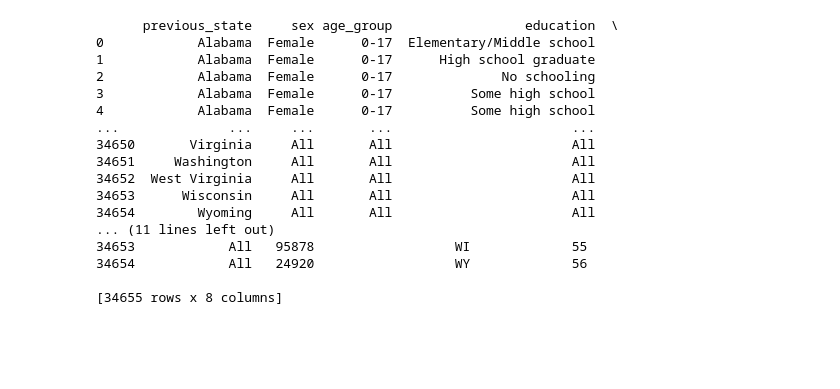
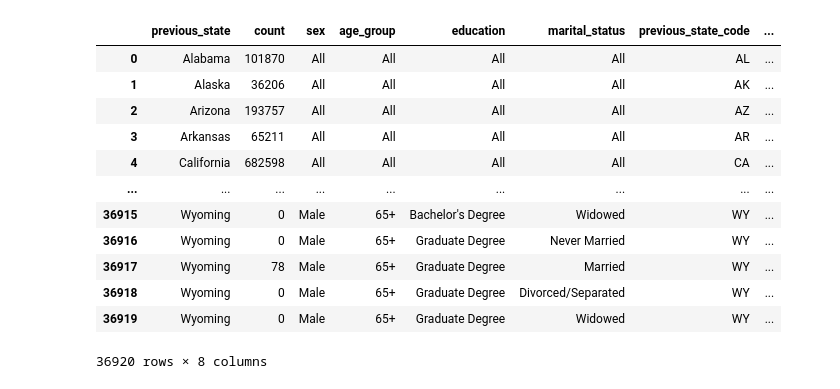
Before and after one commit to rogerskmc/movers_dash, a Jupyter notebook: df_inter_state_streamlit_cleaning.ipynb, the cells around one changed output. Cells and saved outputs as stored; diff of their text form; code cells hidden in the pictures; blank space fills up the shorter version.

```diff
--- a/df_inter_state_streamlit_cleaning.ipynb
+++ b/df_inter_state_streamlit_cleaning.ipynb
@@ -154,7 +175,8 @@ choropleth.show()
 outbound = df_inter_state.groupby(["previous_state", "sex", "age_group", "education", "marital_status"])["person_weight"].sum().reset_index(name="count")
 # %%
-# Get "all" counts for each variable
-# AM I MISSING ANY COMBINATIONS BELOW???
+# Create "all" counts for each variable
+# Make sure to include all combinations of the variables! (there is probably a more efficient way to do this, haha)
+
 outbound_sex_all = df_inter_state.groupby(["previous_state","age_group", "education", "marital_status"])["person_weight"].sum().reset_index(name="count")
 outbound_sex_all["sex"] = "All"
 
@@ -217,41 +239,38 @@ outbound_saem_all["age_group"] = "All"
 outbound_saem_all["education"] = "All"
 outbound_saem_all["marital_status"] = "All"
 
-outbound = pd.concat([outbound,outbound_sex_all, outbound_age_all, outbound_ed_all, outbound_mar_all, outbound_sa_all, outbound_se_all, outbound_sm_all, outbound_ae_all, outbound_em_all,
-                      outbound_sae_all, outbound_sam_all, outbound_sem_all, outbound_aem_all, outbound_saem_all])
+outbound = pd.concat([outbound_saem_all, outbound_aem_all, outbound_sem_all, outbound_sam_all, outbound_sae_all, outbound_em_all, outbound_ae_all, outbound_sm_all, outbound_se_all,
+                      outbound_sa_all, outbound_mar_all, outbound_ed_all, outbound_age_all, outbound_sex_all, outbound])
 # %%
-# Merge in state abbreviations
+# Merge in state abbreviations needed to create choropleth maps
 url ="https://www2.census.gov/geo/docs/reference/state.txt"
 states = pd.read_csv(url, sep='|')
 
-states["previous_state"] = states["STATE_NAME"]
-states["previous_fips"] = states["STATE"]
-states["previous_state_code"] = states["STUSAB"]
+states["previous_state"] = states["STATE_NAME"] # Rename column to merge on
+states["previous_fips"] = states["STATE"] # Rename column for clarity
+states["previous_state_code"] = states["STUSAB"] # Rename column for clarity
 
-outbound_states = states[["previous_state", "previous_state_code", "previous_fips"]]
+outbound_states = states[["previous_state", "previous_state_code", "previous_fips"]] # Keep only the columns needed
 
-outbound = pd.merge(outbound,outbound_states,on="previous_state",how="left")
+outbound = pd.merge(outbound,outbound_states,on="previous_state",how="left") # Execute the merge
 
-outbound = outbound.dropna()
-print(outbound)
+outbound = outbound.dropna() # Drop rows with NaN values, just in case there are any
+
+outbound
 # %% [output]
+|  | previous_state | count | sex | age_group | education | marital_status | previous_state_code | ... |
+| 0 | Alabama | 101870 | All | All | All | All | AL | ... |
+| 1 | Alaska | 36206 | All | All | All | All | AK | ... |
+| 2 | Arizona | 193757 | All | All | All | All | AZ | ... |
+| 3 | Arkansas | 65211 | All | All | All | All | AR | ... |
+| 4 | California | 682598 | All | All | All | All | CA | ... |
+| ... | ... | ... | ... | ... | ... | ... | ... | ... |
+| 36915 | Wyoming | 0 | Male | 65+ | Bachelor's Degree | Widowed | WY | ... |
+| 36916 | Wyoming | 0 | Male | 65+ | Graduate Degree | Never Married | WY | ... |
+| 36917 | Wyoming | 78 | Male | 65+ | Graduate Degree | Married | WY | ... |
+| 36918 | Wyoming | 0 | Male | 65+ | Graduate Degree | Divorced/Separated | WY | ... |
+| 36919 | Wyoming | 0 | Male | 65+ | Graduate Degree | Widowed | WY | ... |
-      previous_state     sex age_group                 education  \
-0            Alabama  Female      0-17  Elementary/Middle school
-1            Alabama  Female      0-17      High school graduate
-2            Alabama  Female      0-17              No schooling
-3            Alabama  Female      0-17          Some high school
-4            Alabama  Female      0-17          Some high school
-...              ...     ...       ...                       ...
-34650       Virginia     All       All                       All
-34651     Washington     All       All                       All
-34652  West Virginia     All       All                       All
-34653      Wisconsin     All       All                       All
-34654        Wyoming     All       All                       All
-... (11 lines left out)
-34653            All   95878                  WI             55
-34654            All   24920                  WY             56
-
-[34655 rows x 8 columns]
+36920 rows × 8 columns
 # %%
 # Save to CSV
 outbound.to_csv('outbound.csv', index=False)
```
Also changed, not shown: parts of 17 cells of this notebook, 4 other files.
